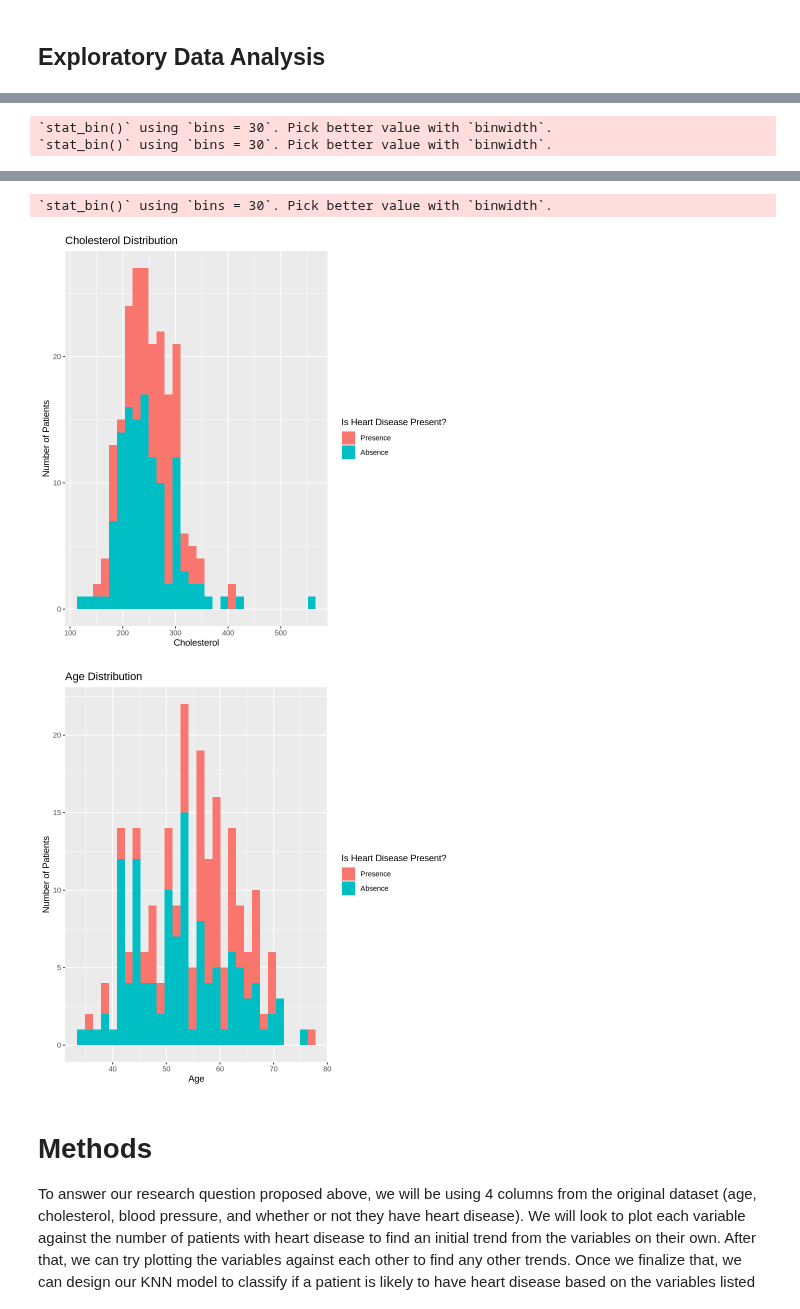
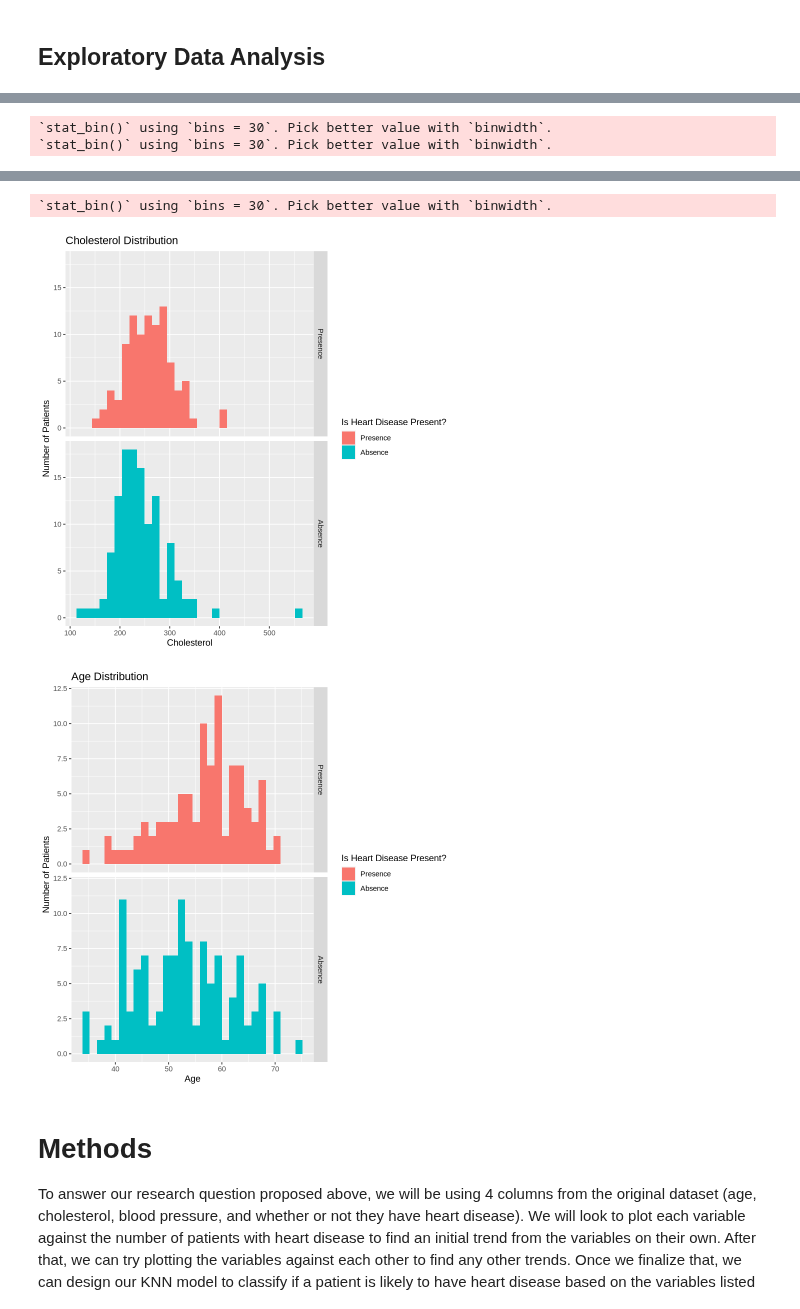
Before and after one commit to jake-fung/DSCI100-002-031-GroupProject, a Jupyter notebook: project_proposal.ipynb, the cells around one changed output, grey strips where cells are left out. Saved outputs shown, nothing was run; the diff lists cells and outputs as text; code cells hidden in the pictures.

Commit message:
changed grids

```diff
--- a/project_proposal.ipynb
+++ b/project_proposal.ipynb
@@ -44,6 +26,6 @@ The following objects are masked from ‘package:stats’:
 # %%
 #The data set for heart disease was upload first to GitHub and, using the GitHub link, we read the file with the read_csv function.
-heart <- read_csv("https://raw.githubusercontent.com/jake-fung/DSCI100-002-031-GroupProject/main/data/Heart_Disease_Prediction.csv?token=GHSAT0AAAAAACPBQC4CNQS32YYNXMWMHP5YZPM4ASQ")
+heart <- read_csv("https://raw.githubusercontent.com/jake-fung/DSCI100-002-031-GroupProject/main/data/Heart_Disease_Prediction.csv?token=GHSAT0AAAAAACPBQC4C2ZZQCWQSIKDWFDPCZPM6QOQ")
 #Cleaning the names
 heart <- clean_names(heart)
 
@@ -114,6 +96,7 @@ A tibble: 2 × 5
 histogram_bp <- heart_filtered |>
 ggplot(aes(x = bp, fill = heart_disease)) +
 geom_histogram() +
+facet_grid(vars(heart_disease))+
 labs(x = "Blood Pressure", y = "Number of Patients", fill = "Is Heart Disease Present?")+
 ggtitle("Blood Pressure Distribution")
 histogram_bp
@@ -121,6 +104,7 @@ histogram_bp
 histogram_ch <- heart_filtered |>
 ggplot(aes(x = cholesterol, fill = heart_disease)) +
 geom_histogram() +
+facet_grid(vars(heart_disease))+
 labs(x = "Cholesterol", y = "Number of Patients", fill = "Is Heart Disease Present?")+
 ggtitle("Cholesterol Distribution")
 histogram_ch
@@ -128,7 +112,9 @@ histogram_ch
 histogram_age <- heart_filtered |>
 ggplot(aes(x = age, fill = heart_disease)) +
 geom_histogram() +
+facet_grid(vars(heart_disease))+
 labs(x = "Age", y = "Number of Patients", fill = "Is Heart Disease Present?")+
+
 ggtitle("Age Distribution")
 histogram_age
 # %% [output]
@@ -138,6 +124,6 @@ histogram_age
 `stat_bin()` using `bins = 30`. Pick better value with `binwidth`.
-[figure, old version]
+[figure, new version]
-[figure, old version]
+[figure, new version]
 # %% [markdown]
 # Methods
 To answer our research question proposed above, we will be using 4 columns from the original dataset (age, cholesterol, blood pressure, and whether or not they have heart disease). We will look to plot each variable against the number of patients with heart disease to find an initial trend from the variables on their own. After that, we can try plotting the variables against each other to find any other trends. Once we finalize that, we can design our KNN model to classify if a patient is likely to have heart disease based on the variables listed above. Since we are using three numerical variables, we may need to use multiple graphs to visualize our results.
```
Also changed, not shown: parts of 3 cells of this notebook.
